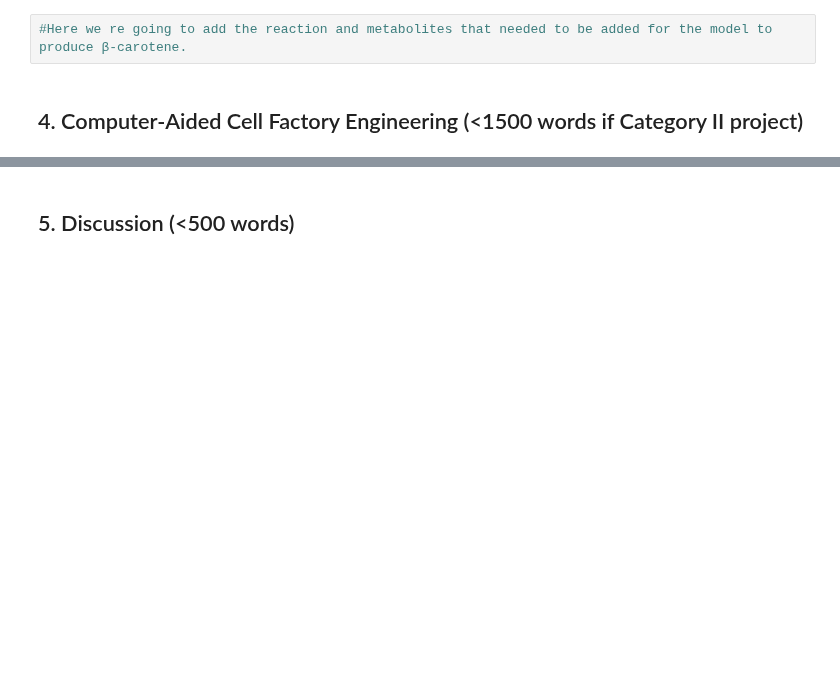
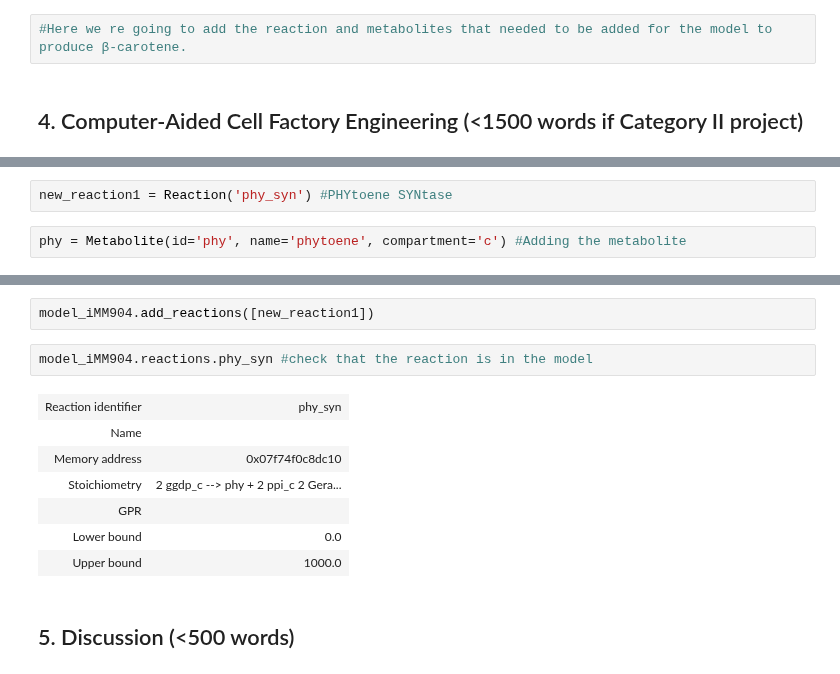
Before and after one commit to 27410/27410-2020-group-project-group-10-betacaroten-synthesis, a Jupyter notebook: Report.ipynb, the cells around one changed output, grey strips where cells are left out. Drawn from its saved outputs; the diff is of its cells as text; blank space fills up the shorter version.

```diff
--- a/Report.ipynb
+++ b/Report.ipynb
@@ -158,0 +171,4 @@ model_iMM904.metabolites.hmgcoa_c
+# %%
+new_reaction1 = Reaction('phy_syn') #PHYtoene SYNtase
+# %%
+phy = Metabolite(id='phy', name='phytoene', compartment='c') #Adding the metabolite
@@ -159,3 +183,15 @@ model_iMM904.metabolites.hmgcoa_c
+# %%
+model_iMM904.add_reactions([new_reaction1])
+# %%
+model_iMM904.reactions.phy_syn #check that the reaction is in the model
+# %% [output]
+| Reaction identifier | phy_syn |
+| Name |  |
+| Memory address | 0x07f74f0c8dc10 |
+| Stoichiometry | 2 ggdp_c --> phy + 2 ppi_c 2 Gera... |
+| GPR |  |
+| Lower bound | 0.0 |
+| Upper bound | 1000.0 |
 # %% [markdown]
 ## 5. Discussion (<500 words)
 # %% [markdown]
```
Also changed, not shown: parts of 4 cells of this notebook.
